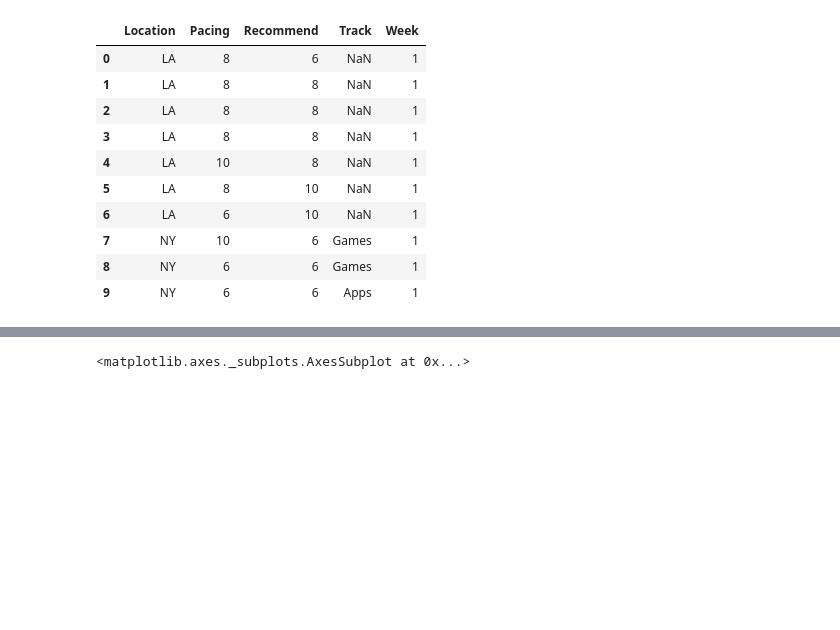
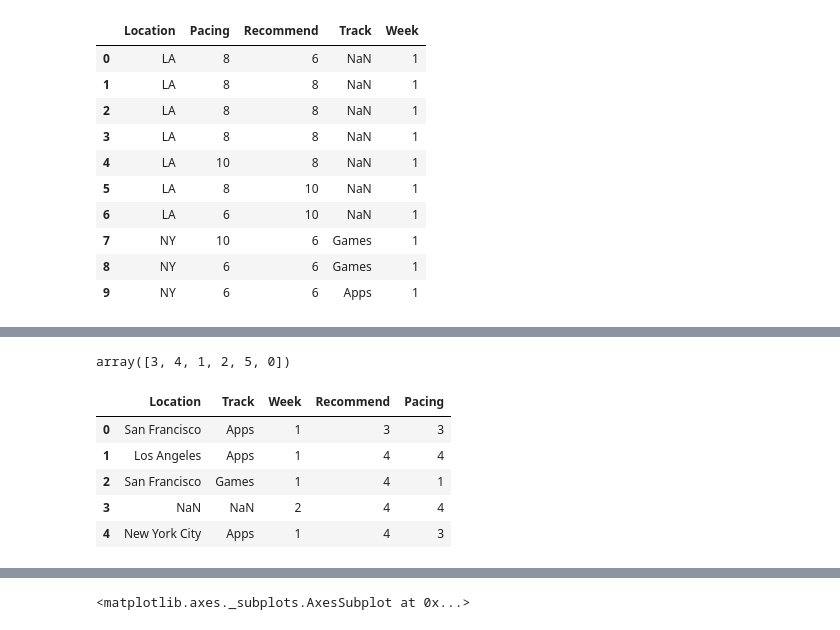
Before and after one commit to Sukhrobjon/DS-1.1, a Jupyter notebook: summer_academy_NPS/second_data_2016.ipynb, the cells around one changed output, grey strips where cells are left out. Cells and saved outputs as stored; diff of their text form; code cells hidden in the pictures; blank space fills up the shorter version.

```diff
--- a/summer_academy_NPS/second_data_2016.ipynb
+++ b/summer_academy_NPS/second_data_2016.ipynb
@@ -260,0 +292,32 @@ final_2016.head(10)
+# %%
+# Pacing values converting to int representation
+df_2017["Pacing"].unique()
+
+schedule_pacing_map = {
+    0: 0,
+    1: 1,
+    2: 2,
+    3: 3,
+    4: 4,
+    5: 5,
+    "Way too slow": 1,
+    "A little too slow": 2,
+    "Just right": 3,
+    "A little too fast": 4,
+    "Way too fast": 5
+}
+
+df_2017["Pacing"] = df_2017["Pacing"].fillna(0)
+df_2017["Pacing"] = df_2017["Pacing"].map(schedule_pacing_map)
+df_2017["Pacing"].unique()
+# %% [output]
+array([3, 4, 1, 2, 5, 0])
+# %%
+df_2017.head()
+# %% [output]
+|  | Location | Track | Week | Recommend | Pacing |
+| 0 | San Francisco | Apps | 1 | 3 | 3 |
+| 1 | Los Angeles | Apps | 1 | 4 | 4 |
+| 2 | San Francisco | Games | 1 | 4 | 1 |
+| 3 | NaN | NaN | 2 | 4 | 4 |
+| 4 | New York City | Apps | 1 | 4 | 3 |
```
Also changed, not shown: parts of 31 cells of this notebook, 1 other file.
